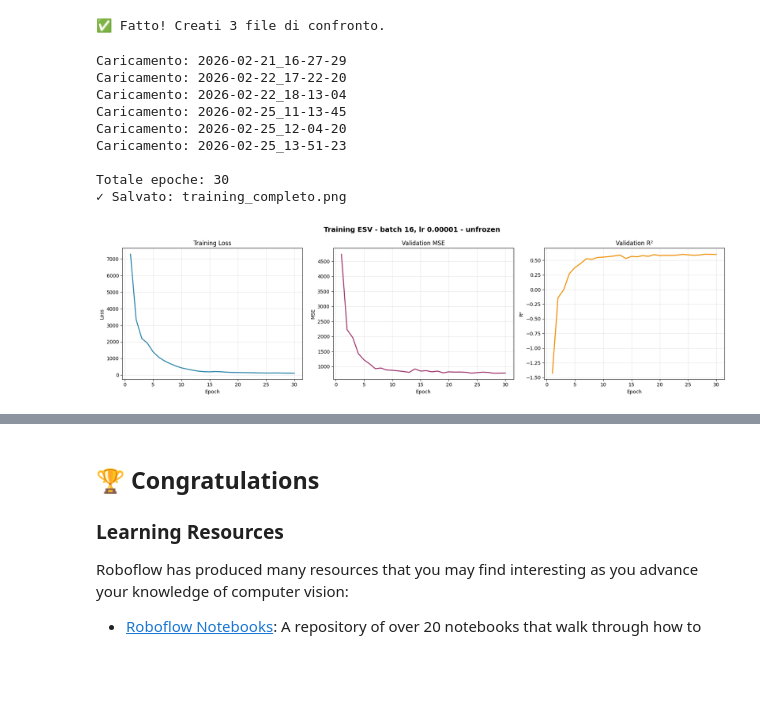
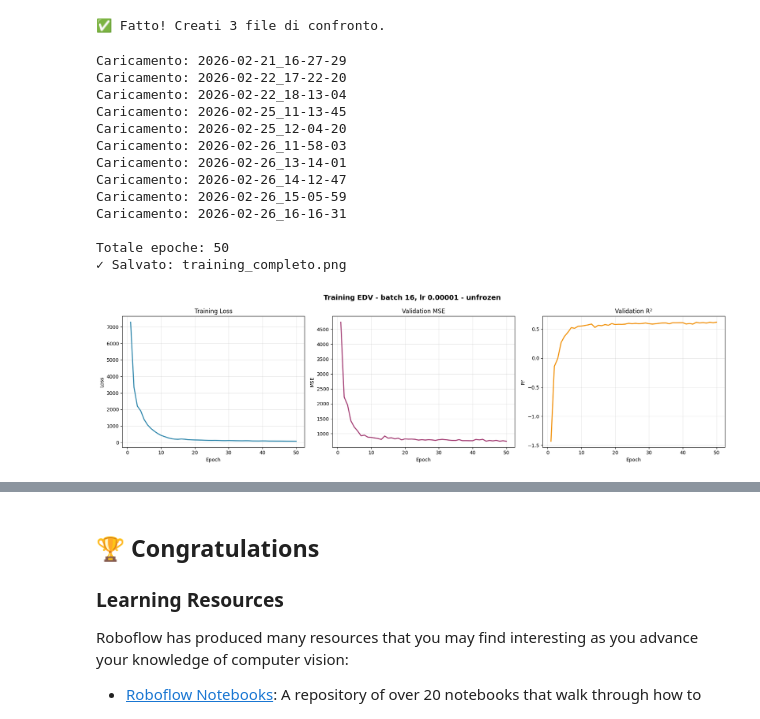
Before and after one commit to Kaonashi8/echonet, a Jupyter notebook: notebooks/train-yolov8-instance-segmentation-on-custom-dataset.ipynb, the cells around one changed output, grey strips where cells are left out. Cells and saved outputs as stored; diff of their text form; code cells hidden in the pictures; blank space fills up the shorter version.

```diff
--- a/notebooks/train-yolov8-instance-segmentation-on-custom-dataset.ipynb
+++ b/notebooks/train-yolov8-instance-segmentation-on-custom-dataset.ipynb
@@ -980,41 +980,45 @@ print(f"\nTotale epoche: {epochs_all[-1]}")
 
 # Grafico
 fig, axes = plt.subplots(1, 3, figsize=(18, 5))
-fig.suptitle('Training ESV - batch 16, lr 0.00001 - unfrozen', fontsize=14, fontweight='bold')
+fig.suptitle('Training EDV - batch 16, lr 0.00001 - unfrozen', fontsize=14, fontweight='bold')
 
 axes[0].plot(epochs_all, train_loss_all, color='#2E86AB', linewidth=2)
 axes[0].set_title('Training Loss')
 axes[0].set_xlabel('Epoch')
 axes[0].set_ylabel('Loss')
 axes[0].grid(True, alpha=0.3)
 
 axes[1].plot(epochs_all, val_mse_all, color='#A23B72', linewidth=2)
 axes[1].set_title('Validation MSE')
 axes[1].set_xlabel('Epoch')
 axes[1].set_ylabel('MSE')
 axes[1].grid(True, alpha=0.3)
 
 axes[2].plot(epochs_all, val_r2_all, color='#F18F01', linewidth=2)
 axes[2].set_title('Validation R²')
 axes[2].set_xlabel('Epoch')
 axes[2].set_ylabel('R²')
 axes[2].grid(True, alpha=0.3)
 
 plt.tight_layout()
 plt.savefig('training_completo.png', dpi=300, bbox_inches='tight')
 print("✓ Salvato: training_completo.png")
 plt.show()
 # %% [output]
 Caricamento: 2026-02-21_16-27-29
 Caricamento: 2026-02-22_17-22-20
 Caricamento: 2026-02-22_18-13-04
 Caricamento: 2026-02-25_11-13-45
 Caricamento: 2026-02-25_12-04-20
-Caricamento: 2026-02-25_13-51-23
+Caricamento: 2026-02-26_11-58-03
+Caricamento: 2026-02-26_13-14-01
+Caricamento: 2026-02-26_14-12-47
+Caricamento: 2026-02-26_15-05-59
+Caricamento: 2026-02-26_16-16-31
 
-Totale epoche: 30
+Totale epoche: 50
 ✓ Salvato: training_completo.png
-[figure, old version]
+[figure, new version]
 # %% [markdown]
 # Deploy Your Model to the Edge
 
```
Also changed, not shown: parts of 3 cells of this notebook.
